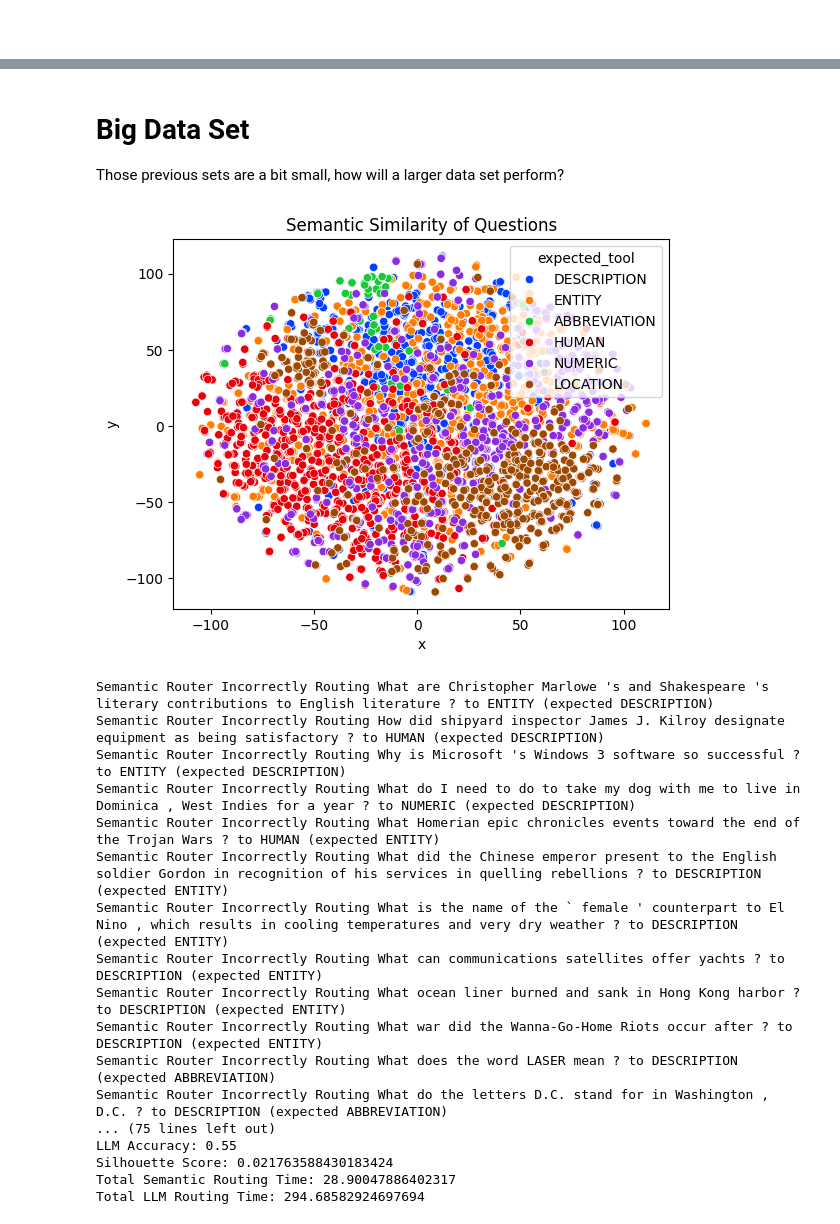
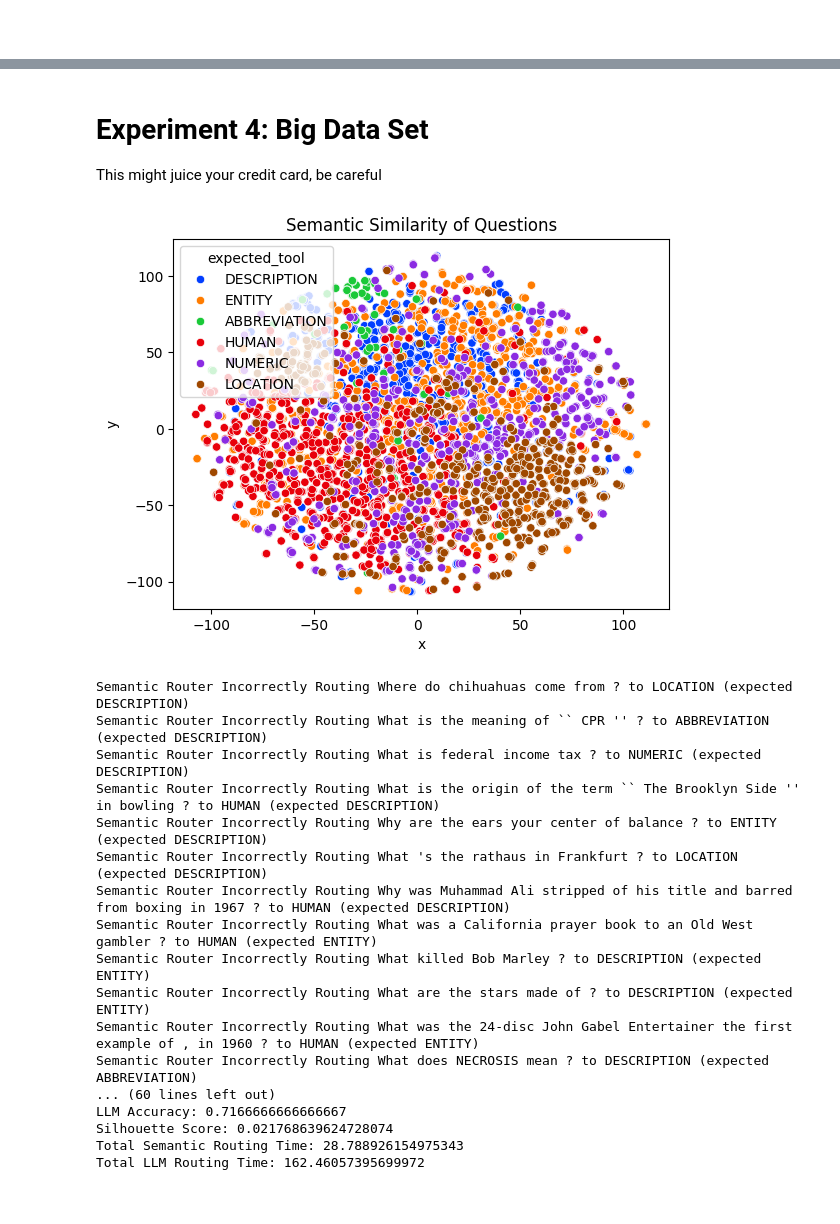
Before and after one commit to AdamPaslawski/embeddings-as-tool-selectors, a Jupyter notebook: playing_with_embeddings.ipynb, the cells around one changed output, grey strips where cells are left out. Saved outputs shown, nothing was run; the diff lists cells and outputs as text; code cells hidden in the pictures.

```diff
--- a/playing_with_embeddings.ipynb
+++ b/playing_with_embeddings.ipynb
@@ -293,7 +480,7 @@ def route_with_llm(question: str, routes_subprompt: str):
     prompt = ChatPromptTemplate.from_template(template = prompt)
     llm = ChatOpenAI(temperature = 0.1)
     chain = LLMChain(llm=llm, prompt = prompt)
-    explanation = ResponseSchema(name="explanation", description = "Explain what tool is the best to choose for this question")
+    explanation = ResponseSchema(name="explanation", description = "Explain what tool is the best to choose for this question and why")
     route = ResponseSchema(name="route", description = "State the tool by name that is best to choose without any other text")
     response_schemas = [explanation, route]
     output_parser = StructuredOutputParser(response_schemas=response_schemas)
@@ -303,7 +490,7 @@ def route_with_llm(question: str, routes_subprompt: str):
     response = chain.run(question = question, routes_subprompt=routes_subprompt ,format_instructions = format_instructions)
     response_json = output_parser.parse(response)
     route = response_json['route'].strip()
-    return route
+    return route, response_json['explanation']
 # %%
 from sklearn.neighbors import NearestNeighbors
 
@@ -346,6 +533,9 @@ def run_experiment(question_sets: list,routes_subprompt: str, test_size: int = 2
 
     # Silhouette score can be for entire dataset
     silhouette_score = fit_and_compute_silhouette_score(frame,len(question_sets))
+
+    # Davies Bouldin Index can be for entire dataset
+    davies_bouldin_score = fit_and_compute_davies_bouldin_score(frame,len(question_sets))
 
     # Visualize the semantic similarity of the questions
     visualize_semantic_similarity(frame)
@@ -397,7 +587,7 @@ def run_experiment(question_sets: list,routes_subprompt: str, test_size: int = 2
         total += 1
 
         t0 = perf_counter()
-        predicted_tool = route_with_llm(row['question'], routes_subprompt)
+        predicted_tool, explanation = route_with_llm(row['question'], routes_subprompt)
         t1 = perf_counter()
 
         # Record the question and routing time
@@ -407,11 +597,12 @@ def run_experiment(question_sets: list,routes_subprompt: str, test_size: int = 2
         if row['expected_tool'].lower() in predicted_tool.lower():
             correct += 1
         else:
-            print(f"LLM Router Incorrectly Routing {row['question']} to {predicted_tool} (expected {row['expected_tool']})")
+            print(f"LLM Router Incorrectly Routing {row['question']} to {predicted_tool} (expected {row['expected_tool']}) for reason {explanation}")
 
     llm_accuracy = correct / total
 
     print(f"Silhouette Score: {silhouette_score}")
+    print(f"Davies Bouldin Index: {davies_bouldin_score}")
     print(f"Semantic Routing Accuracy: {semantic_accuracy}")
     print(f"LLM Routing Accuracy: {llm_accuracy}")
 
@@ -420,6 +611,7 @@ def run_experiment(question_sets: list,routes_subprompt: str, test_size: int = 2
 
     experiment_results = {
         'silhouette_score': silhouette_score,
+        'davis_bouldin_index': davies_bouldin_score,
         'semantic_accuracy': semantic_accuracy,
         'llm_accuracy': llm_accuracy,
         'total_semantic_time': None,
@@ -728,7 +932,7 @@ Total LLM Routing Time: 31.35213225219777
-# %% [markdown]
-# Big Data Set
-
-Those previous sets are a bit small, how will a larger data set perform?
+# %% [markdown]
+# Experiment 4: Big Data Set
+
+This might juice your credit card, be careful
 # %%
 # Build a question set from this dataset
 
@@ -745,57 +949,61 @@ for category in df['Category0'].unique():
 # Run Experiment
 aggregate_results = {
     'silhouette_score': [],
+    'davies_bouldin_score': [],
     'semantic_accuracy': [],
     'llm_accuracy': [],
     'total_semantic_time': [],
     'total_llm_time': [],
     'timings': []
 }
 
 routes_subprompt = """
-    ABBREVIATION: the question will require the identification of an abbreviation, an example of this is "What does the abbreviation OPEC stand for?
-    DESCRIPTION: The question will require the description and abstract concepts' manner of an action, description of something
-    ENTITY: The question will require answering with animals, colors, events, food, etc.
-    HUMAN: The question will require answering with a group or organization of persons, an individual, etc.
-    NUMERIC: The question will require using a numberic like postcodes, dates, speed,temperature, etc
+    You should select one of these tools based on what the answer to the QUESTION should look like.
 
+    ABBREVIATION: This tootool provides answers that arevides answers that explain the meaning of abbreviations, acronyms, etc.
+    DESCRIPTION: This tool provides answers in the form of a description
+    ENTITY: This tool provides answers that are animals, colors, events, food, etc.
+    HUMAN: The tool provides answers that are a group or organization of persons, an individual, etc.
+    NUMERIC: This tool provides answers that are a numeric like postcodes, dates, speed,temperature, etc
+    LOCATION: The tool provides answers that are a location. a place, a country, city, etc.
 """
 
-experiment_results = run_experiment(question_sets=question_classification_question_sets,routes_subprompt=routes_subprompt , test_size = 20, nearest_neighbors_for_semantic_routing=3)
+experiment_results = run_experiment(question_sets=question_classification_question_sets,routes_subprompt=routes_subprompt , test_size = 20, nearest_neighbors_for_semantic_routing=1)
 aggregate_results['silhouette_score'].append(experiment_results['silhouette_score'])
+aggregate_results['davies_bouldin_score'].append(experiment_results['davis_bouldin_index'])
 aggregate_results['semantic_accuracy'].append(experiment_results['semantic_accuracy'])
 aggregate_results['llm_accuracy'].append(experiment_results['llm_accuracy'])
 aggregate_results['total_semantic_time'].append(experiment_results['total_semantic_time'])
 aggregate_results['total_llm_time'].append(experiment_results['total_llm_time'])
 aggregate_results['timings'].append(experiment_results['timings'])
 # Print out results
 Average_Silhouette_Score = sum(aggregate_results['silhouette_score']) / len(aggregate_results['silhouette_score'])
 Average_Semantic_Accuracy = sum(aggregate_results['semantic_accuracy']) / len(aggregate_results['semantic_accuracy'])
 Average_LLM_Accuracy = sum(aggregate_results['llm_accuracy']) / len(aggregate_results['llm_accuracy'])
 Average_Total_Semantic_Time = sum(aggregate_results['total_semantic_time']) / len(aggregate_results['total_semantic_time'])
 Average_Total_LLM_Time = sum(aggregate_results['total_llm_time']) / len(aggregate_results['total_llm_time'])
 
 print(f"Semantic Accuracy: {Average_Semantic_Accuracy}")
 print(f"LLM Accuracy: {Average_LLM_Accuracy}")
 print(f"Silhouette Score: {Average_Silhouette_Score}")
 print(f"Total Semantic Routing Time: {Average_Total_Semantic_Time}")
 print(f"Total LLM Routing Time: {Average_Total_LLM_Time}")
 # %% [output]
-[figure, old version]
+[figure, new version]
-Semantic Router Incorrectly Routing What are Christopher Marlowe 's and Shakespeare 's literary contributions to English literature ? to ENTITY (expected DESCRIPTION)
-Semantic Router Incorrectly Routing How did shipyard inspector James J. Kilroy designate equipment as being satisfactory ? to HUMAN (expected DESCRIPTION)
-Semantic Router Incorrectly Routing Why is Microsoft 's Windows 3 software so successful ? to ENTITY (expected DESCRIPTION)
-Semantic Router Incorrectly Routing What do I need to do to take my dog with me to live in Dominica , West Indies for a year ? to NUMERIC (expected DESCRIPTION)
-Semantic Router Incorrectly Routing What Homerian epic chronicles events toward the end of the Trojan Wars ? to HUMAN (expected ENTITY)
-Semantic Router Incorrectly Routing What did the Chinese emperor present to the English soldier Gordon in recognition of his services in quelling rebellions ? to DESCRIPTION (expected ENTITY)
-Semantic Router Incorrectly Routing What is the name of the ` female ' counterpart to El Nino , which results in cooling temperatures and very dry weather ? to DESCRIPTION (expected ENTITY)
-Semantic Router Incorrectly Routing What can communications satellites offer yachts ? to DESCRIPTION (expected ENTITY)
-Semantic Router Incorrectly Routing What ocean liner burned and sank in Hong Kong harbor ? to DESCRIPTION (expected ENTITY)
-Semantic Router Incorrectly Routing What war did the Wanna-Go-Home Riots occur after ? to DESCRIPTION (expected ENTITY)
-Semantic Router Incorrectly Routing What does the word LASER mean ? to DESCRIPTION (expected ABBREVIATION)
-Semantic Router Incorrectly Routing What do the letters D.C. stand for in Washington , D.C. ? to DESCRIPTION (expected ABBREVIATION)
-... (75 lines left out)
-LLM Accuracy: 0.55
-Silhouette Score: 0.021763588430183424
-Total Semantic Routing Time: 28.90047886402317
-Total LLM Routing Time: 294.68582924697694
+Semantic Router Incorrectly Routing Where do chihuahuas come from ? to LOCATION (expected DESCRIPTION)
+Semantic Router Incorrectly Routing What is the meaning of `` CPR '' ? to ABBREVIATION (expected DESCRIPTION)
+Semantic Router Incorrectly Routing What is federal income tax ? to NUMERIC (expected DESCRIPTION)
+Semantic Router Incorrectly Routing What is the origin of the term `` The Brooklyn Side '' in bowling ? to HUMAN (expected DESCRIPTION)
+Semantic Router Incorrectly Routing Why are the ears your center of balance ? to ENTITY (expected DESCRIPTION)
+Semantic Router Incorrectly Routing What 's the rathaus in Frankfurt ? to LOCATION (expected DESCRIPTION)
+Semantic Router Incorrectly Routing Why was Muhammad Ali stripped of his title and barred from boxing in 1967 ? to HUMAN (expected DESCRIPTION)
+Semantic Router Incorrectly Routing What was a California prayer book to an Old West gambler ? to HUMAN (expected ENTITY)
+Semantic Router Incorrectly Routing What killed Bob Marley ? to DESCRIPTION (expected ENTITY)
+Semantic Router Incorrectly Routing What are the stars made of ? to DESCRIPTION (expected ENTITY)
+Semantic Router Incorrectly Routing What was the 24-disc John Gabel Entertainer the first example of , in 1960 ? to HUMAN (expected ENTITY)
+Semantic Router Incorrectly Routing What does NECROSIS mean ? to DESCRIPTION (expected ABBREVIATION)
+... (60 lines left out)
+LLM Accuracy: 0.7166666666666667
+Silhouette Score: 0.021768639624728074
+Total Semantic Routing Time: 28.788926154975343
+Total LLM Routing Time: 162.46057395699972
```
Also changed, not shown: parts of 19 cells of this notebook.
